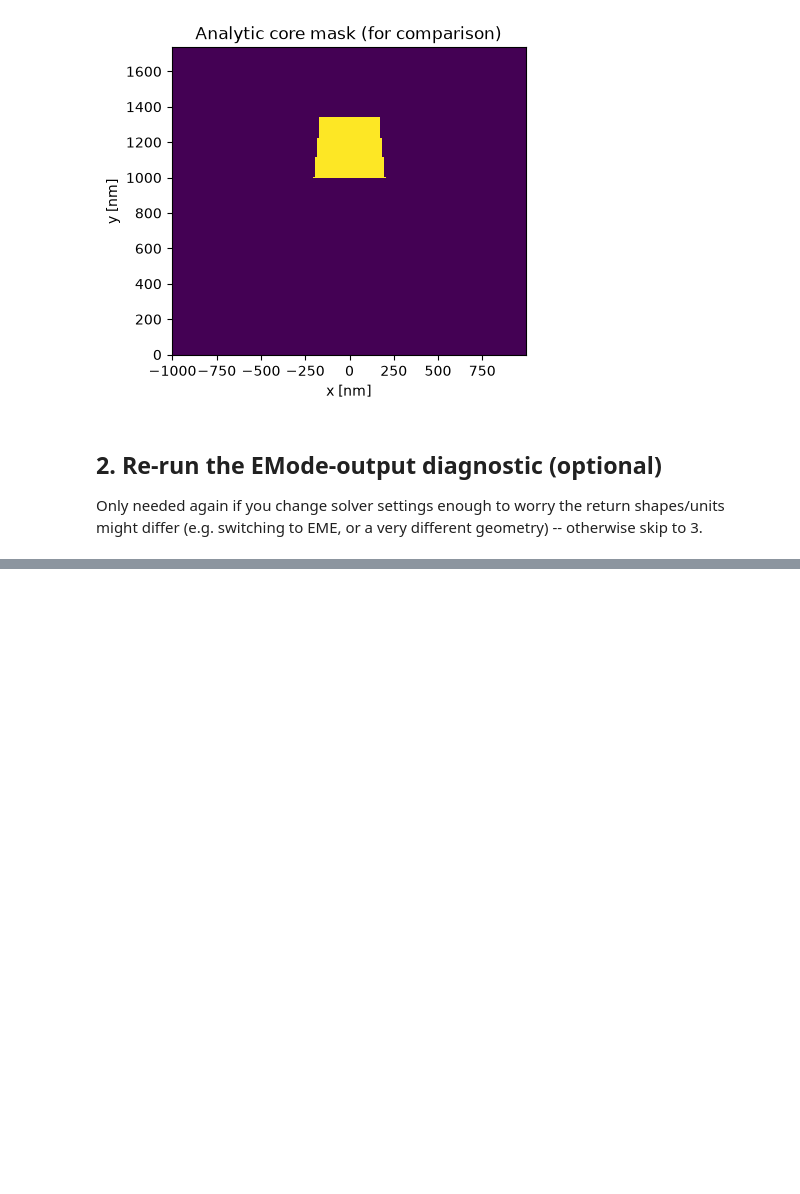
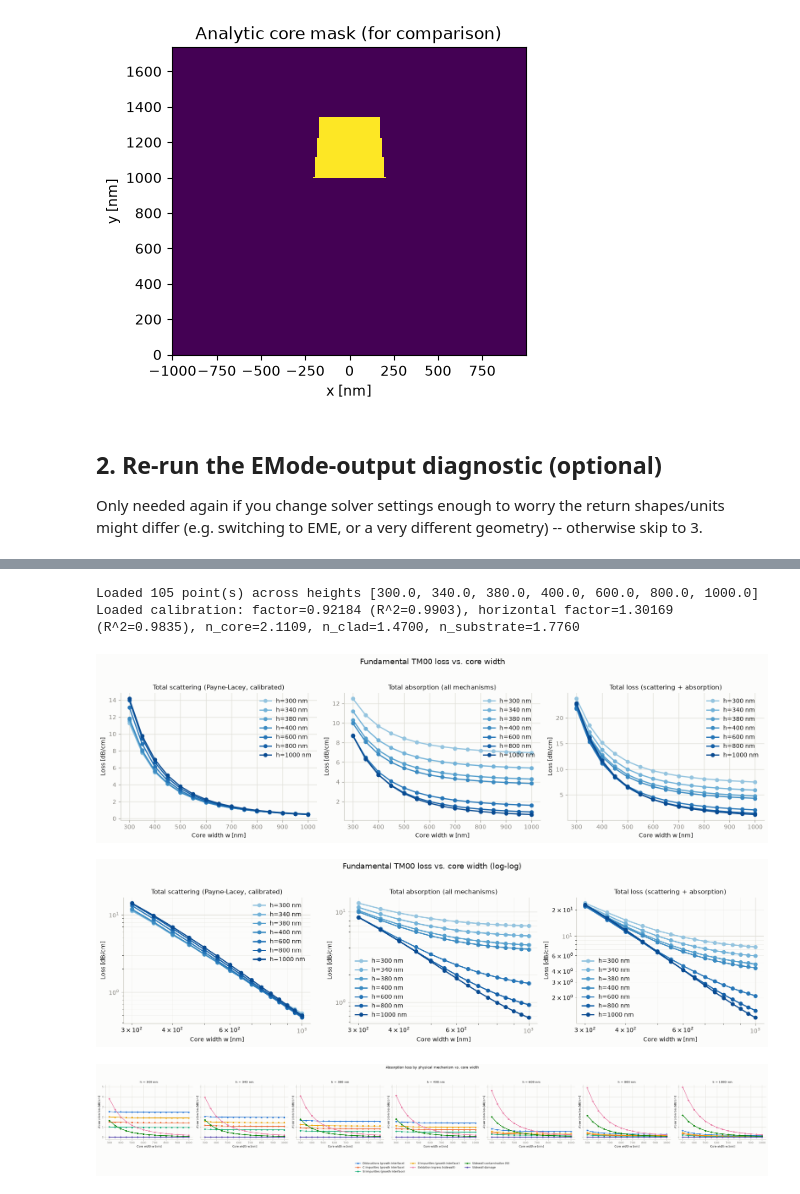
Before and after one commit to uviquityBF/eMode_scripts, a Jupyter notebook: loss_vs_dimensions/Loss_vs_Dimensions_Dev.ipynb, the cells around one changed output, grey strips where cells are left out. Saved outputs shown, nothing was run; the diff lists cells and outputs as text; code cells hidden in the pictures; blank space fills up the shorter version.

```diff
--- a/loss_vs_dimensions/Loss_vs_Dimensions_Dev.ipynb
+++ b/loss_vs_dimensions/Loss_vs_Dimensions_Dev.ipynb
@@ -170,0 +291,76 @@ plt.grid(True, color='#e1e0d9'); plt.gca().set_axisbelow(True)
+# %%
+import importlib
+import numpy as np
+import matplotlib.pyplot as plt
+%matplotlib inline
+
+import plot_loss_vs_dimensions as plv
+import scattering_model as scm
+import absorption_model as am
+import sweep_loss_vs_dimensions as sw
+import calibrate_scattering as cs
+
+# defensive reloads -- guarantees fresh code even if this kernel already had stale versions
+# of these modules loaded from earlier in the session (plain `import` alone would NOT
+# re-execute an already-imported module)
+for _m in (scm, am, sw, plv, cs):
+    importlib.reload(_m)
+
+rows = plv.load_results(sw.RESULTS_CSV)
+heights = sorted(set(r['h_core'] for r in rows))
+calibration = cs.load_calibration()
+print(f"Loaded {len(rows)} point(s) across heights {heights}")
+print(f"Loaded calibration: factor={calibration['calibration_factor']:.6g} "
+      f"(R^2={calibration['r_squared']:.4f}), "
+      f"horizontal factor={calibration['calibration_factor_horizontal']:.6g} "
+      f"(R^2={calibration['r_squared_horizontal']:.4f}), "
+      f"n_core={calibration['n_core']:.4f}, n_clad={calibration['n_clad']:.4f}, "
+      f"n_substrate={calibration['n_substrate']:.4f}")
+# %% [output]
+Loaded 105 point(s) across heights [300.0, 340.0, 380.0, 400.0, 600.0, 800.0, 1000.0]
+Loaded calibration: factor=0.92184 (R^2=0.9903), horizontal factor=1.30169 (R^2=0.9835), n_core=2.1109, n_clad=1.4700, n_substrate=1.7760
+# %%
+# ============================================================================================
+# ALL LOSS-CONTRIBUTOR ASSUMPTIONS -- edit this cell, then re-run Cell C below
+# ============================================================================================
+
+# --- Sidewall scattering (Payne-Lacey, calibrated against EMode's native VCM result) --------
+N_CORE = calibration['n_core']              # AlN core index -- from the calibration fit
+N_CLAD = calibration['n_clad']              # sidewall-cladding index -- from the calibration fit
+N_SUBSTRATE = calibration['n_substrate']    # substrate (e.g. sapphire) index -- from the fit
+CALIBRATION_FACTOR = calibration['calibration_factor']   # sidewall (vertical) fit
+CALIBRATION_FACTOR_HORIZONTAL = calibration['calibration_factor_horizontal']  # top/bottom fit
+SIGMA_SIDEWALL_NM = 2.0                     # RMS sidewall roughness [nm]
+LC_SIDEWALL_NM = 50.0                       # sidewall roughness correlation length [nm]
+SIGMA_HORIZONTAL_NM = 0.3                   # RMS top/bottom roughness [nm]
+LC_HORIZONTAL_NM = 10.0                     # top/bottom roughness correlation length [nm]
+
+# --- Non-uniform absorption mechanisms -------------------------------------------------------
+# localization: 'interface' (varies with height above the core/substrate interface) or
+#               'sidewall' (varies with lateral distance from the nearest sidewall)
+# shape: 'step' or 'exp'; alpha0 [dB/m] = LOCAL coefficient at the boundary; L [nm] = penetration depth
+MECHANISMS = [
+    {'name': 'Dislocations (growth interface)',  'localization': 'interface', 'shape': 'exp',  'alpha0': 1.0e4/4, 'L': 40.0},
+    {'name': 'C impurities (growth interface)',   'localization': 'interface', 'shape': 'exp',  'alpha0': 1.5e4/4, 'L': 20.0},
+    {'name': 'Si impurities (growth interface)',  'localization': 'interface', 'shape': 'exp',  'alpha0': 1.0e4/4, 'L': 20.0},
+    {'name': 'O impurities (growth interface)',   'localization': 'interface', 'shape': 'exp',  'alpha0': 2.0e4/4, 'L': 20.0},
+    {'name': 'Oxidation ingress (sidewall)',      'localization': 'sidewall',  'shape': 'exp',  'alpha0': 2.0e4/4, 'L': 20.0},
+    {'name': 'Sidewall contamination (Si)',       'localization': 'sidewall',  'shape': 'step', 'alpha0': 1.5e4/4, 'L': 15.0},
+    {'name': 'Sidewall damage',                   'localization': 'sidewall',  'shape': 'exp',  'alpha0': 0.0e4/4, 'L': 50.0},
+]
+
+assumptions = {'mechanisms': MECHANISMS, 'n_core': N_CORE, 'n_clad': N_CLAD,
+               'n_substrate': N_SUBSTRATE,
+               'sigma_sidewall': SIGMA_SIDEWALL_NM, 'Lc_sidewall': LC_SIDEWALL_NM,
+               'sigma_horizontal': SIGMA_HORIZONTAL_NM, 'Lc_horizontal': LC_HORIZONTAL_NM,
+               'calibration_factor': CALIBRATION_FACTOR,
+               'calibration_factor_horizontal': CALIBRATION_FACTOR_HORIZONTAL}
+# %%
+fig_totals = plv.plot_totals(rows, heights, assumptions)
+fig_totals_log = plv.plot_totals(rows, heights, assumptions, log_scale=True)
+fig_breakdown = plv.plot_mechanism_breakdown(rows, heights, assumptions)
+plt.show()
+# %% [output]
+[figure, added]
+[figure, added]
+[figure, added]
```
Also changed, not shown: parts of 20 cells of this notebook, 10 other files.
